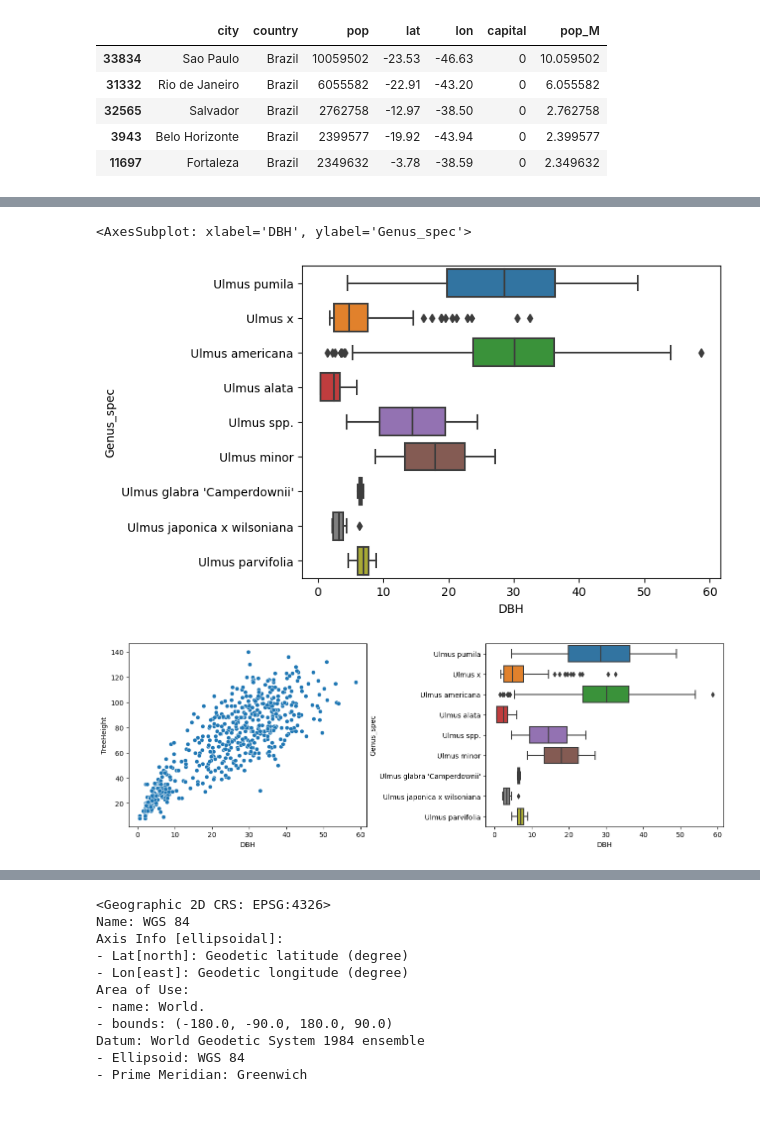
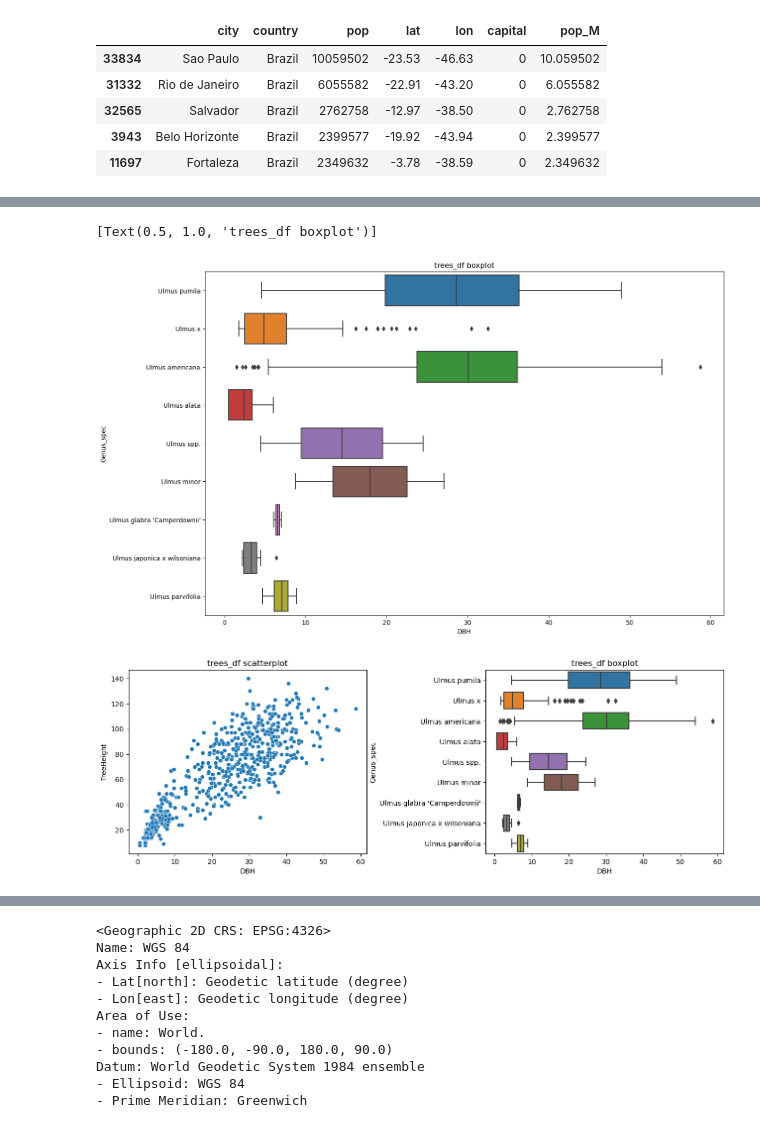
Before and after one commit to fyfey26/PY4SA23_Assignment, a Jupyter notebook: PY4SA23_Assignment.ipynb, the cells around one changed output, grey strips where cells are left out. Saved outputs shown, nothing was run; the diff lists cells and outputs as text; code cells hidden in the pictures.

```diff
--- a/PY4SA23_Assignment.ipynb
+++ b/PY4SA23_Assignment.ipynb
@@ -144,15 +145,17 @@ sns.scatterplot(data=trees_df.loc[trees_df["Genus"]=="Ulmus"],x="DBH",y="TreeHei
 # %%
-sns.boxplot(data=trees_df.loc[trees_df["Genus"]=="Ulmus"],x="DBH",y="Genus_spec")
+plt.figure(figsize=(15,10))
+sns.boxplot(data=trees_df.loc[trees_df["Genus"]=="Ulmus"],x="DBH",y="Genus_spec").set(title='trees_df boxplot')
 # %% [output]
-<AxesSubplot: xlabel='DBH', ylabel='Genus_spec'>
+[Text(0.5, 1.0, 'trees_df boxplot')]
-[figure, old version]
+[figure, new version]
 # %%
+
 fig,axes=plt.subplots(1,2)
-sns.scatterplot(x="DBH",y="TreeHeight",data=trees_df.loc[trees_df["Genus"]=="Ulmus"],ax=axes[0])
-sns.boxplot(data=trees_df.loc[trees_df["Genus"]=="Ulmus"],x="DBH",y='Genus_spec',ax=axes[1])
+sns.scatterplot(x="DBH",y="TreeHeight",data=trees_df.loc[trees_df["Genus"]=="Ulmus"],ax=axes[0]).set(title='trees_df scatterplot')
+sns.boxplot(data=trees_df.loc[trees_df["Genus"]=="Ulmus"],x="DBH",y='Genus_spec',ax=axes[1]).set(title='trees_df boxplot')
 plt.subplots_adjust(wspace=0.5,right=2)
 # %% [output]
-[figure, old version]
+[figure, new version]
 # %%
 import geopandas as gpd
 import contextily as ctx
```
Also changed, not shown: parts of 3 cells of this notebook.
